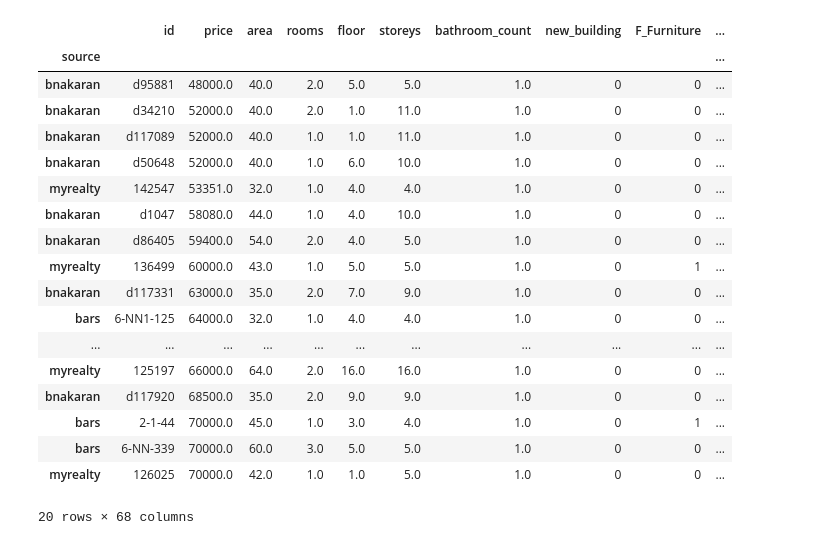
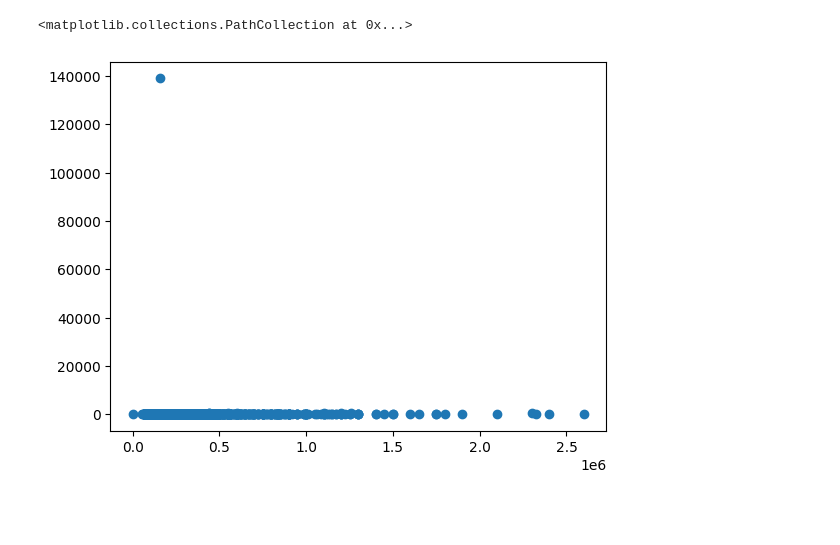
Before and after one commit to PetrosTepoyan/capstone, a Jupyter notebook: FINAL_NOTEBOOKS/VisualizationsV1.ipynb, the cells around one changed output. Cells and saved outputs as stored; diff of their text form; code cells hidden in the pictures; blank space fills up the shorter version.

```diff
--- a/FINAL_NOTEBOOKS/VisualizationsV1.ipynb
+++ b/FINAL_NOTEBOOKS/VisualizationsV1.ipynb
@@ -31,23 +31,5 @@ plt.show()
-# %%
-data.head(10)
-data.sort_values(by='price').head(20)
-# %% [output]
-|  | id | price | area | rooms | floor | storeys | bathroom_count | new_building | F_Furniture | ... |
-| source |  |  |  |  |  |  |  |  |  | ... |
-| bnakaran | d95881 | 48000.0 | 40.0 | 2.0 | 5.0 | 5.0 | 1.0 | 0 | 0 | ... |
-| bnakaran | d34210 | 52000.0 | 40.0 | 2.0 | 1.0 | 11.0 | 1.0 | 0 | 0 | ... |
-| bnakaran | d117089 | 52000.0 | 40.0 | 1.0 | 1.0 | 11.0 | 1.0 | 0 | 0 | ... |
-| bnakaran | d50648 | 52000.0 | 40.0 | 1.0 | 6.0 | 10.0 | 1.0 | 0 | 0 | ... |
-| myrealty | 142547 | 53351.0 | 32.0 | 1.0 | 4.0 | 4.0 | 1.0 | 0 | 0 | ... |
-| bnakaran | d1047 | 58080.0 | 44.0 | 1.0 | 4.0 | 10.0 | 1.0 | 0 | 0 | ... |
-| bnakaran | d86405 | 59400.0 | 54.0 | 2.0 | 4.0 | 5.0 | 1.0 | 0 | 0 | ... |
-| myrealty | 136499 | 60000.0 | 43.0 | 1.0 | 5.0 | 5.0 | 1.0 | 0 | 1 | ... |
-| bnakaran | d117331 | 63000.0 | 35.0 | 2.0 | 7.0 | 9.0 | 1.0 | 0 | 0 | ... |
-| bars | 6-NN1-125 | 64000.0 | 32.0 | 1.0 | 4.0 | 4.0 | 1.0 | 0 | 0 | ... |
-| ... | ... | ... | ... | ... | ... | ... | ... | ... | ... | ... |
-| myrealty | 125197 | 66000.0 | 64.0 | 2.0 | 16.0 | 16.0 | 1.0 | 0 | 0 | ... |
-| bnakaran | d117920 | 68500.0 | 35.0 | 2.0 | 9.0 | 9.0 | 1.0 | 0 | 0 | ... |
-| bars | 2-1-44 | 70000.0 | 45.0 | 1.0 | 3.0 | 4.0 | 1.0 | 0 | 1 | ... |
-| bars | 6-NN-339 | 70000.0 | 60.0 | 3.0 | 5.0 | 5.0 | 1.0 | 0 | 0 | ... |
-| myrealty | 126025 | 70000.0 | 42.0 | 1.0 | 1.0 | 5.0 | 1.0 | 0 | 0 | ... |
-20 rows × 68 columns
+# %%
+plt.scatter(data["price"], data["area"])
+# %% [output]
+<matplotlib.collections.PathCollection at 0x...>
+[figure, added]
```
Also changed, not shown: parts of 8 cells of this notebook, 3 other files.
